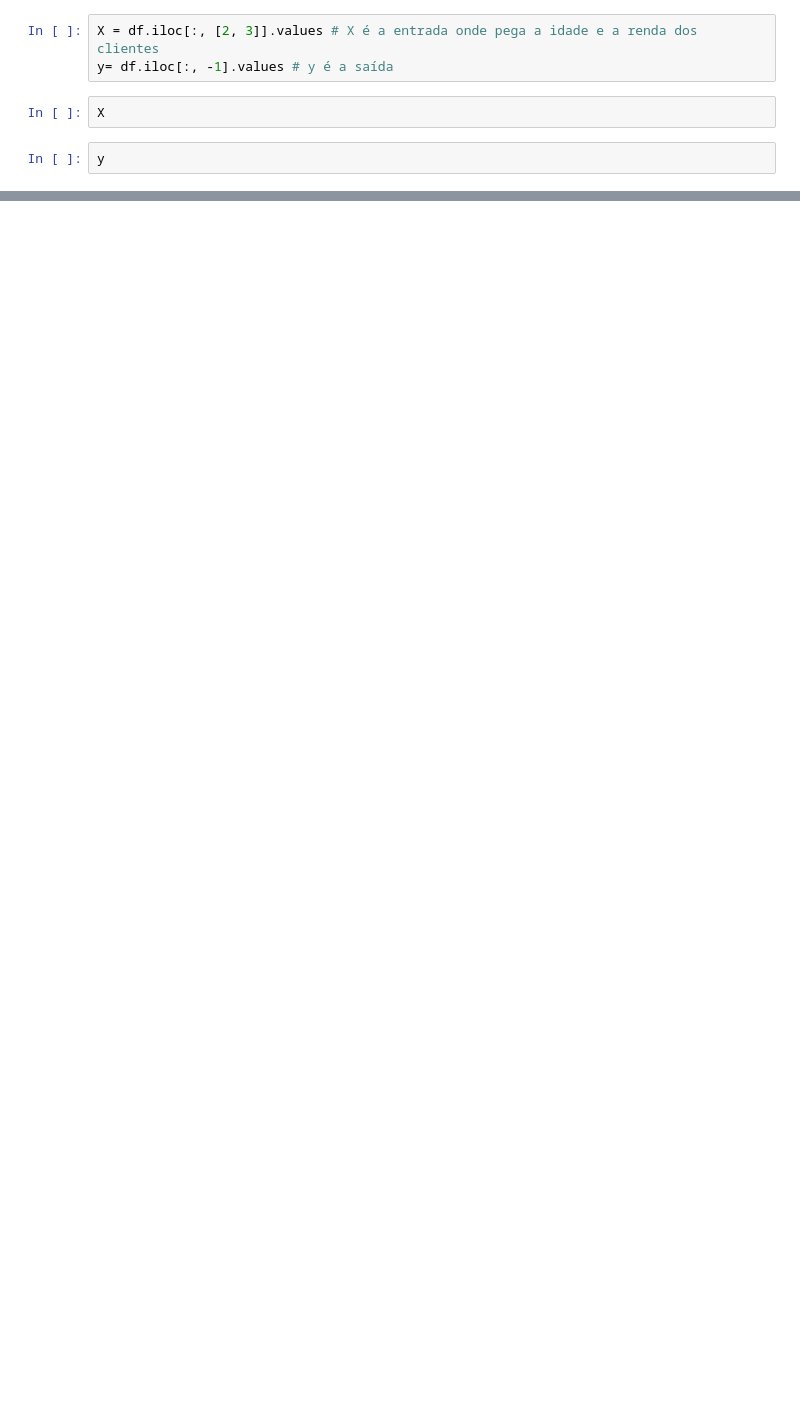
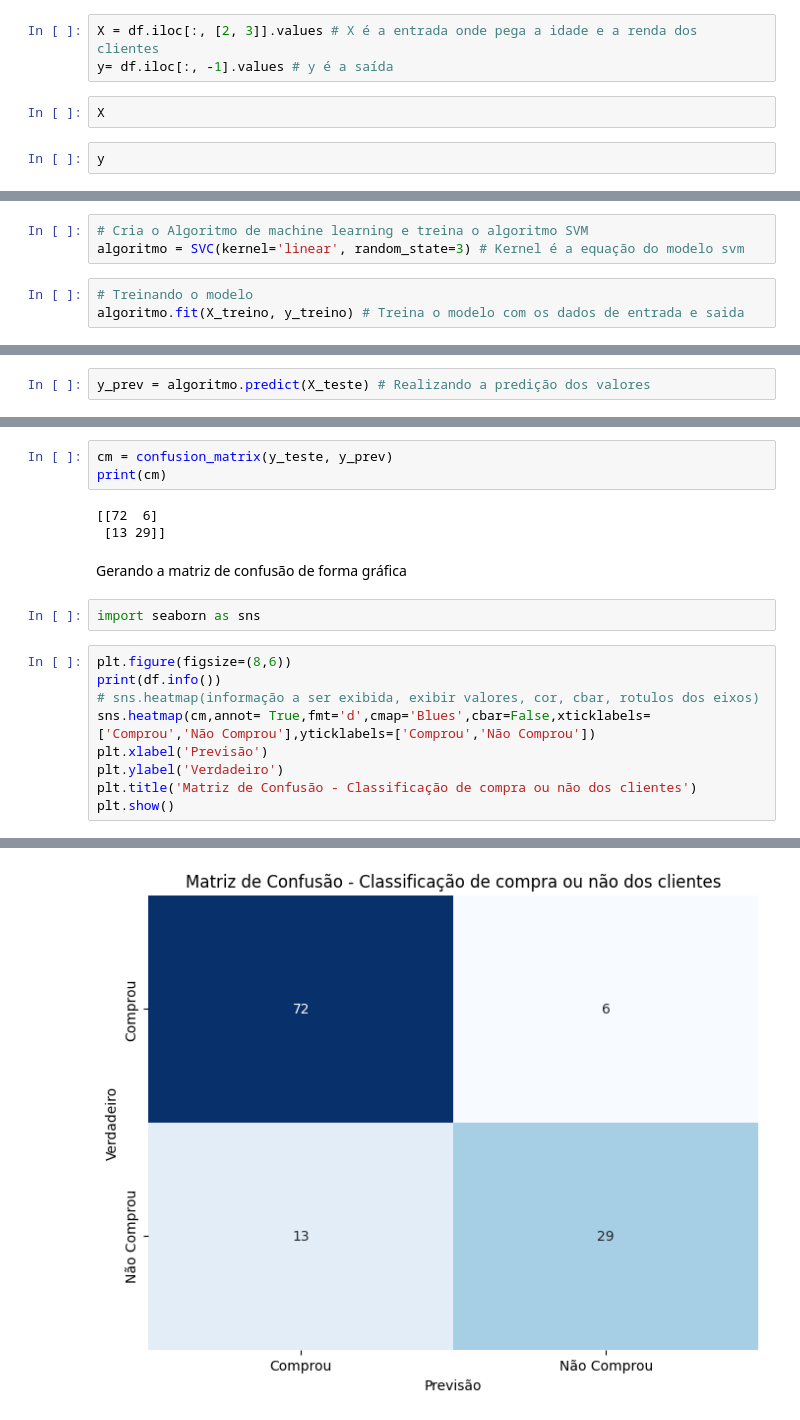
Before and after one commit to LuizEduardoBS/IABD_Inteligencia_Artificial_E_Big_Data, a Jupyter notebook: Aula_7/codigo.ipynb, the cells around one changed output, grey strips where cells are left out. Cells and saved outputs as stored; diff of their text form; blank space fills up the shorter version.

```diff
--- a/Aula_7/codigo.ipynb
+++ b/Aula_7/codigo.ipynb
@@ -52,0 +66,6 @@ y
+# %%
+# Cria o Algoritmo de machine learning e treina o algoritmo SVM
+algoritmo = SVC(kernel='linear', random_state=3) # Kernel é a equação do modelo svm
+# %%
+# Treinando o modelo
+algoritmo.fit(X_treino, y_treino) # Treina o modelo com os dados de entrada e saida
@@ -52,0 +77,2 @@ y
+# %%
+y_prev = algoritmo.predict(X_teste) # Realizando a predição dos valores
@@ -52,0 +87,20 @@ y
+# %%
+cm = confusion_matrix(y_teste, y_prev)
+print(cm)
+# %% [output]
+[[72  6]
+ [13 29]]
+# %% [markdown]
+Gerando a matriz de confusão de forma gráfica
+# %%
+import seaborn as sns
+# %%
+plt.figure(figsize=(8,6))
+print(df.info())
+# sns.heatmap(informação a ser exibida, exibir valores, cor, cbar, rotulos dos eixos)
+sns.heatmap(cm,annot= True,fmt='d',cmap='Blues',cbar=False,xticklabels=['Comprou','Não Comprou'],yticklabels=['Comprou','Não Comprou'])
+plt.xlabel('Previsão')
+plt.ylabel('Verdadeiro')
+plt.title('Matriz de Confusão - Classificação de compra ou não dos clientes')
+plt.show()
+# %% [output]
@@ -52,0 +120 @@ y
+[figure, added]
```
Also changed, not shown: parts of 21 cells of this notebook.
